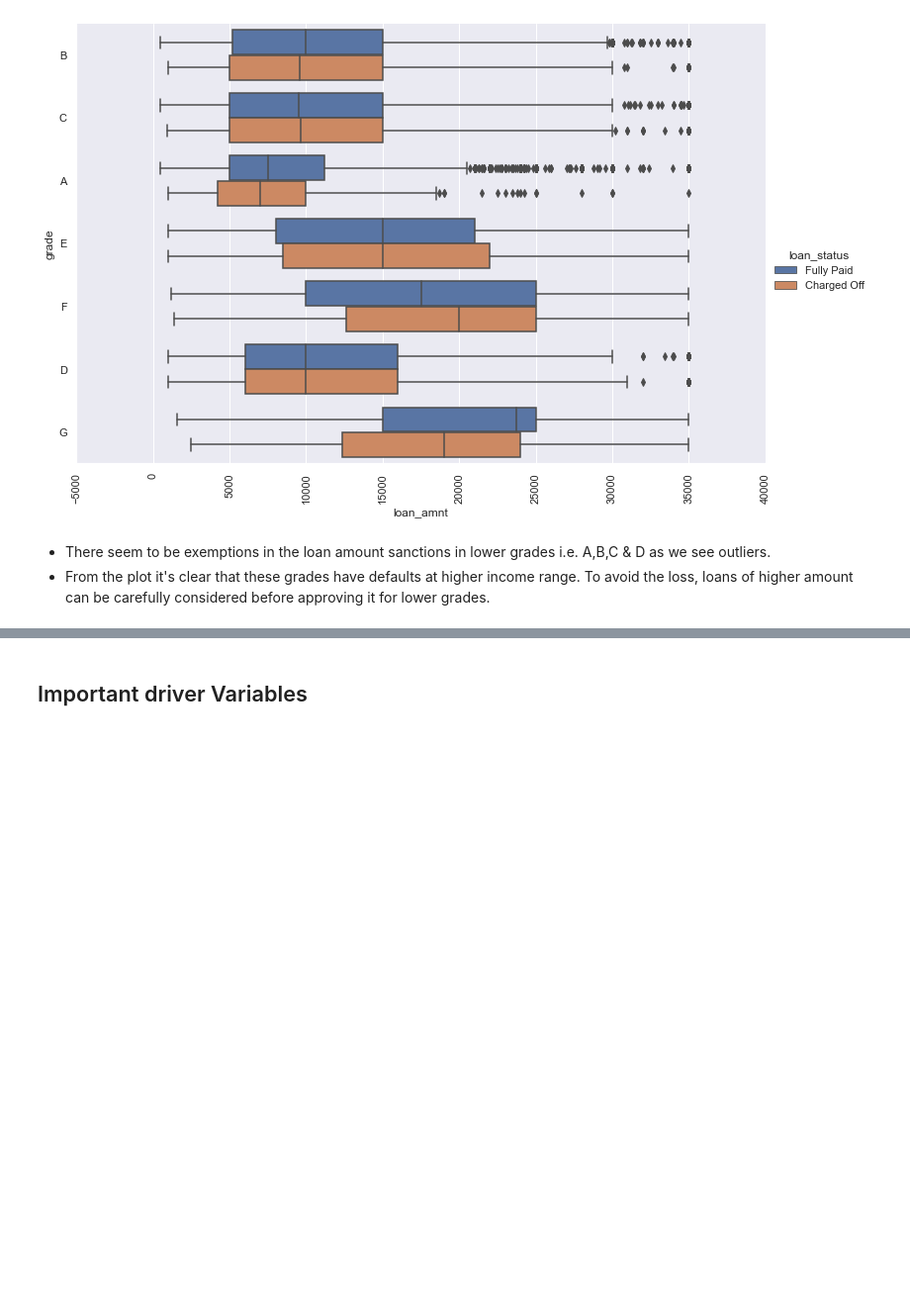
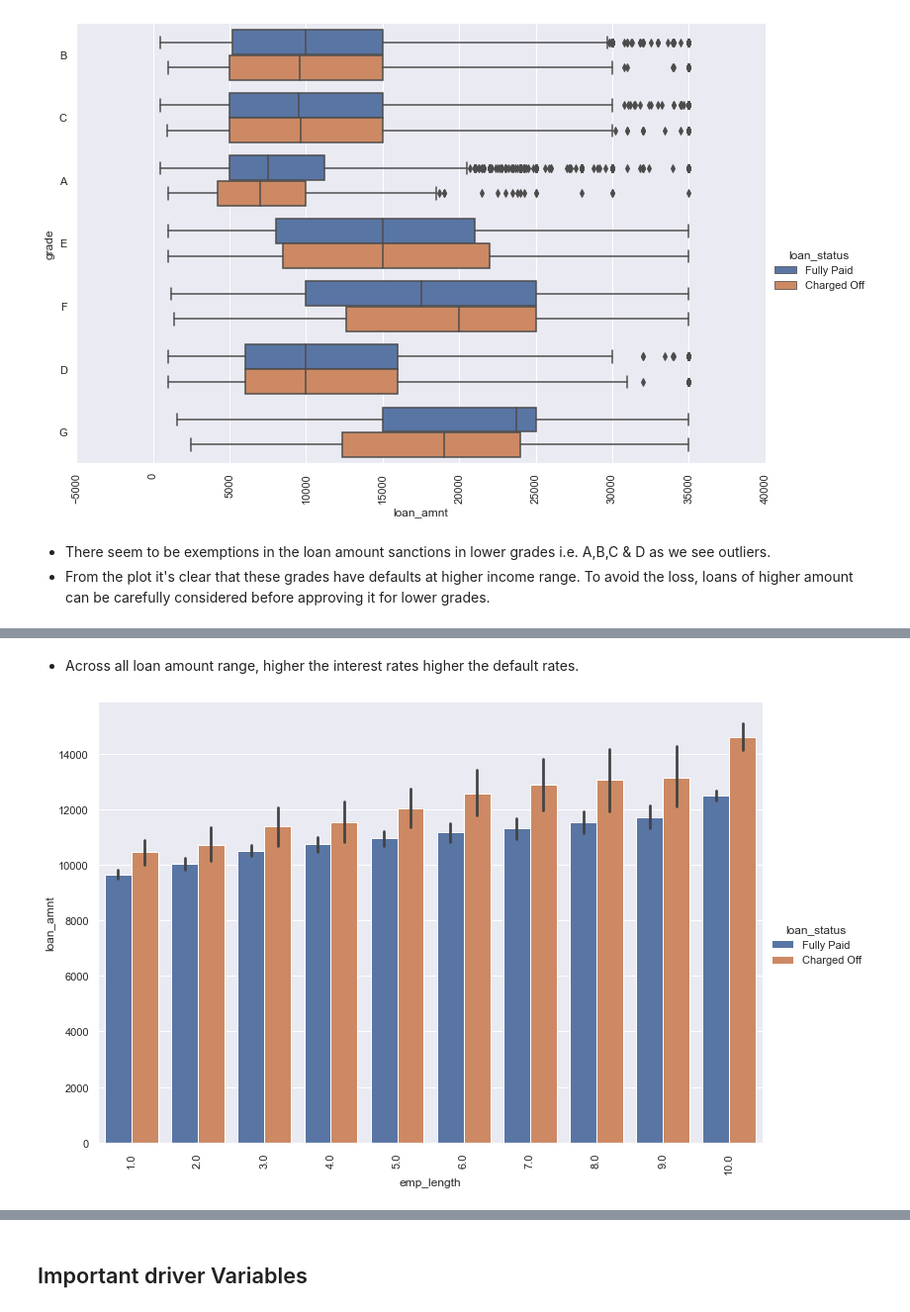
Before and after one commit to G-Slient/fraud_detection, a Jupyter notebook: Lending Club - Case Study.ipynb, the cells around one changed output, grey strips where cells are left out. Shown at 99% size. Cells and saved outputs as stored; diff of their text form; code cells hidden in the pictures; blank space fills up the shorter version.

```diff
--- a/Lending Club - Case Study.ipynb
+++ b/Lending Club - Case Study.ipynb
@@ -1067,0 +1084,6 @@ bivariate_analysis('loan_amnt','grade','loan_status','box')
+# %% [markdown]
+- Across all loan amount range, higher the interest rates higher the default rates.
+# %%
+bivariate_analysis('emp_length','loan_amnt','loan_status','bar')
+# %% [output]
+[figure, added]
```
Also changed, not shown: parts of 13 cells of this notebook.
